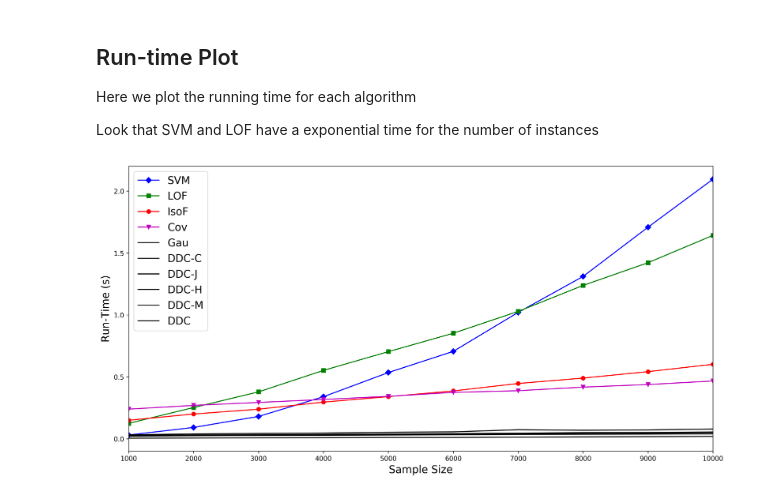
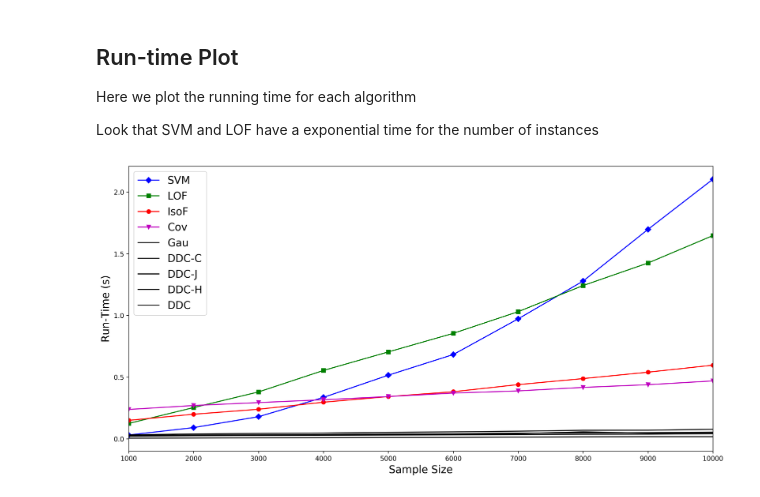
Before and after one commit to nlp-pucrs/prescription-outliers, a Jupyter notebook: 4_run_time_evaluation.ipynb, the cells around one changed output. Saved outputs shown, nothing was run; the diff lists cells and outputs as text; code cells hidden in the pictures.

```diff
--- a/4_run_time_evaluation.ipynb
+++ b/4_run_time_evaluation.ipynb
@@ -44,6 +44,7 @@ for med in np.asarray(medications):
     if len(X) < 10000:
         continue
 
+    print('')
     print(med + ', Size: ', total, ' Overdose: ', anomalies)
 
     index_list = np.append([], [])
@@ -68,13 +69,7 @@ for med in np.asarray(medications):
         sys.stdout.write(str(overdose_size) + '/' + str(size) +', ')
 
         epsilon = 0.5
-        p_svm = [epsilon,4]
-        p_cov = [epsilon]
-        p_ift = [epsilon]
-        p_lof = [500,epsilon]
-        p_wpr = [epsilon]
-        p_gmx = [epsilon]
-        results = outliers.evaluateMethods(X_train, Y_train, p_svm, p_cov, p_ift, p_lof, p_wpr, p_gmx, debug=False)
+        results = outliers.evaluateMethods(X_train, Y_train, epsilon, debug=False)
 
         for idx in results.index:
             methods_time.loc[idx, size_idx] = results.loc[idx,'Time']
@@ -113,7 +109,7 @@ all_times[1]
 # %% [markdown]
 ## Mean Table Result
 # %%
-mean_time = pd.DataFrame(np.zeros((10,10)), index=results.index, columns=np.arange(1000,10001,1000))
+mean_time = pd.DataFrame(np.zeros((9,10)), index=results.index, columns=np.arange(1000,10001,1000))
 
 for df in all_times:
     for m in df.index:
@@ -143,22 +138,22 @@ Here we plot the running time for each algorithm
 Look that SVM and LOF have a exponential time for the number of instances
 # %%
 plt.figure(figsize=(16, 8), dpi= 300)
-methods = ['SVM','LOF','IsoF','Cov','Gau','DDC-C','DDC-J','DDC-H','DDC-M','DDC']
+methods = ['SVM','LOF','IsoF','Cov','Gau','DDC-C','DDC-J','DDC-H','DDC']
 colors = ['b', 'g', 'r', 'm', 'k', 'k', 'k', 'k', 'k', 'k']
 markers = ['D', 's', 'o', 'v', '', '', '', '', '', '']
 i = 0
 for m in methods:
     plt.plot(np.asarray(mean_time.columns),np.asarray(mean_time.loc[m].values),
              c=colors[i],
              marker=markers[i],
              label=m)
     i += 1
 
 plt.legend(fontsize=16)
 plt.xlabel('Sample Size', fontsize=16)
 plt.ylabel('Run-Time (s)', fontsize=16)
 #plt.ylim(0,22)
 plt.xlim(1000,10000)
 plt.show()
 # %% [output]
-[figure, old version]
+[figure, new version]
```
Also changed, not shown: parts of 3 cells of this notebook, 4 other files.
